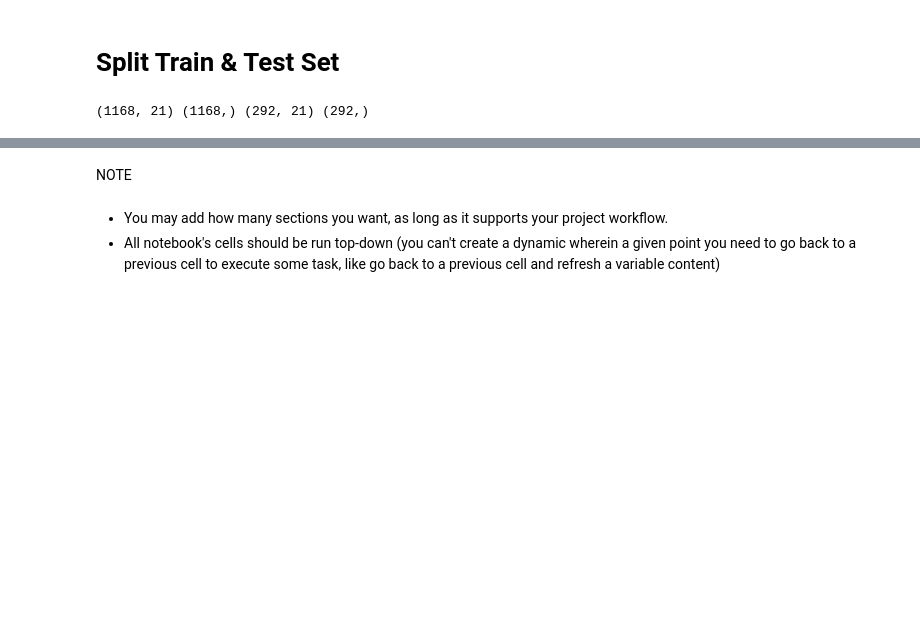
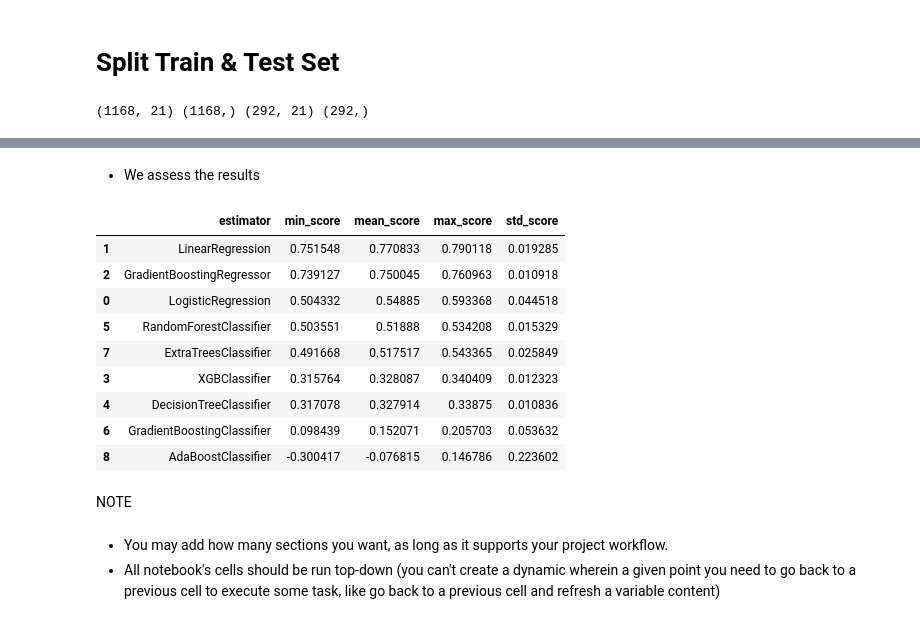
Before and after one commit to SamMartin92/milestone-project-heritage-housing-issues, a Jupyter notebook: jupyter_notebooks/5.PredictSalePrice.ipynb, the cells around one changed output, grey strips where cells are left out. Drawn from its saved outputs; the diff is of its cells as text; code cells hidden in the pictures; blank space fills up the shorter version.

```diff
--- a/jupyter_notebooks/5.PredictSalePrice.ipynb
+++ b/jupyter_notebooks/5.PredictSalePrice.ipynb
@@ -155,13 +155,13 @@ def PipelineDataCleaningAndFeatureEngineering():
                                         variables=most_frequent_vars)),
 
     ("OrdinalCategoricalEncoder",OrdinalEncoder(encoding_method='arbitrary',
-                                                variables = categorical_encoding_vars) ),
+                                                variables = categorical_encoding_vars)),
 
     ("LogTransformer", vt.YeoJohnsonTransformer(variables = yeojohnson_vars)),
 
     ("YeoJohnsonTransformer", vt.YeoJohnsonTransformer(variables = yeojohnson_vars)),
 
-    ("BoxCoxTransformer", vt.BoxCoxTransformer(variables = boxcox_vars)),
+    # ("BoxCoxTransformer", vt.BoxCoxTransformer(variables = boxcox_vars)),
 
     ("SmartCorrelatedSelection",SmartCorrelatedSelection(variables=smart_correlation_features,
                                                           method="pearson", threshold=0.6,
@@ -289,0 +292,5 @@ print(X_train.shape, y_train.shape, X_test.shape, y_test.shape)
+# %%
+pipeline_data_cleaning_feat_eng = PipelineDataCleaningAndFeatureEngineering()
+X_train = pipeline_data_cleaning_feat_eng.fit_transform(X_train)
+X_test = pipeline_data_cleaning_feat_eng.transform(X_test)
+print(X_train.shape, y_train.shape, X_test.shape, y_test.shape)
@@ -289,0 +303,29 @@ print(X_train.shape, y_train.shape, X_test.shape, y_test.shape)
+# %%
+models_quick_search = {
+    "LogisticRegression": LogisticRegression(random_state=0),
+    "LinearRegression": LinearRegression(),
+    "GradientBoostingRegressor": GradientBoostingRegressor(random_state=0),
+    "XGBClassifier":XGBClassifier(random_state=0),
+    "DecisionTreeClassifier":DecisionTreeClassifier(random_state=0),
+    "RandomForestClassifier":RandomForestClassifier(random_state=0),
+    "GradientBoostingClassifier":GradientBoostingClassifier(random_state=0),
+    "ExtraTreesClassifier":ExtraTreesClassifier(random_state=0),
+    "AdaBoostClassifier":AdaBoostClassifier(random_state=0),
+}
+
+params_quick_search = {
+    "LogisticRegression":{},
+    "LinearRegression": {},
+    "GradientBoostingRegressor": {},
+    "XGBClassifier":{},
+    "DecisionTreeClassifier":{},
+    "RandomForestClassifier":{},
+    "GradientBoostingClassifier":{},
+    "ExtraTreesClassifier":{},
+    "AdaBoostClassifier":{},
+}
+# %%
+from sklearn.metrics import make_scorer, r2_score
+search = HyperparameterOptimizationSearch(models=models_quick_search, params=params_quick_search)
+search.fit(X_train, y_train,
+            scoring=make_scorer(r2_score), n_jobs=-1, cv=2)
@@ -290,3 +367,20 @@ print(X_train.shape, y_train.shape, X_test.shape, y_test.shape)
+# %% [markdown]
+* We assess the results
+# %%
+import numpy as np
+grid_search_summary, grid_search_pipelines = search.score_summary(sort_by='mean_score')
+grid_search_summary
+# %% [output]
+|  | estimator | min_score | mean_score | max_score | std_score |
+| 1 | LinearRegression | 0.751548 | 0.770833 | 0.790118 | 0.019285 |
+| 2 | GradientBoostingRegressor | 0.739127 | 0.750045 | 0.760963 | 0.010918 |
+| 0 | LogisticRegression | 0.504332 | 0.54885 | 0.593368 | 0.044518 |
+| 5 | RandomForestClassifier | 0.503551 | 0.51888 | 0.534208 | 0.015329 |
+| 7 | ExtraTreesClassifier | 0.491668 | 0.517517 | 0.543365 | 0.025849 |
+| 3 | XGBClassifier | 0.315764 | 0.328087 | 0.340409 | 0.012323 |
+| 4 | DecisionTreeClassifier | 0.317078 | 0.327914 | 0.33875 | 0.010836 |
+| 6 | GradientBoostingClassifier | 0.098439 | 0.152071 | 0.205703 | 0.053632 |
+| 8 | AdaBoostClassifier | -0.300417 | -0.076815 | 0.146786 | 0.223602 |
 # %% [markdown]
 NOTE
 # %% [markdown]
```
Also changed, not shown: parts of 9 cells of this notebook, 2 other files.
